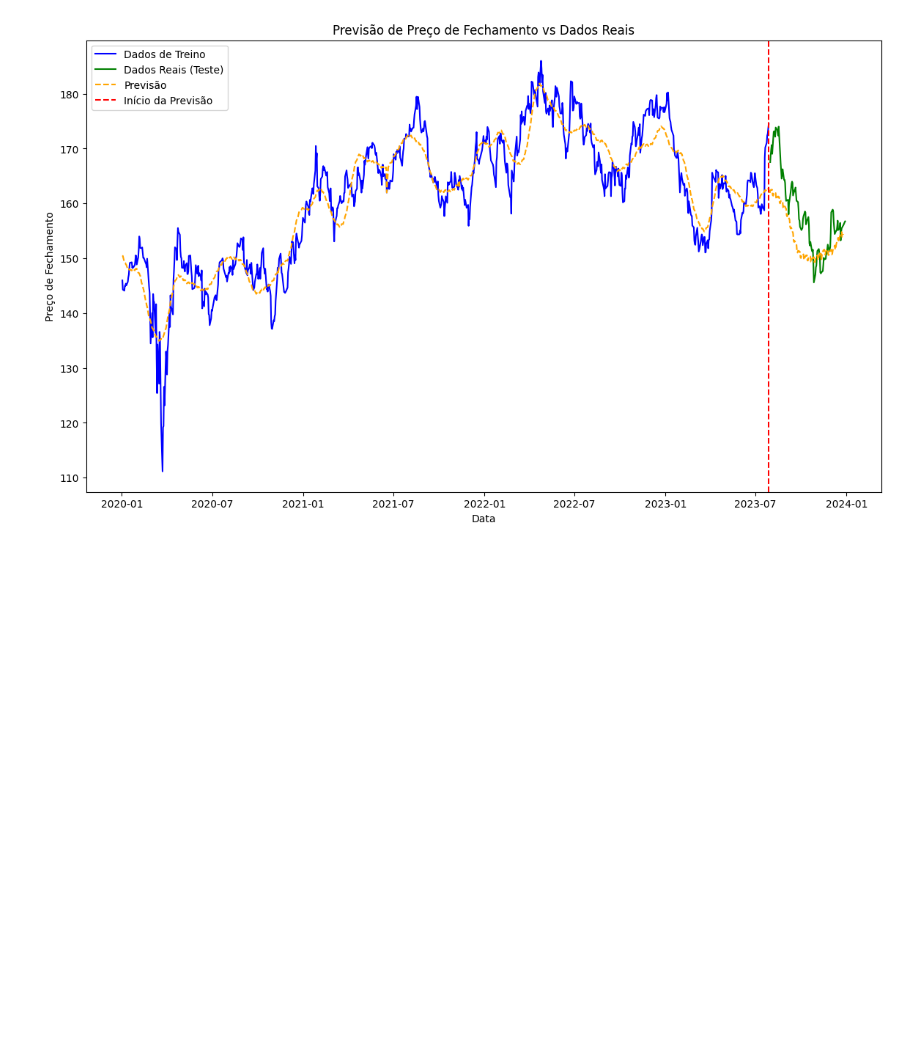
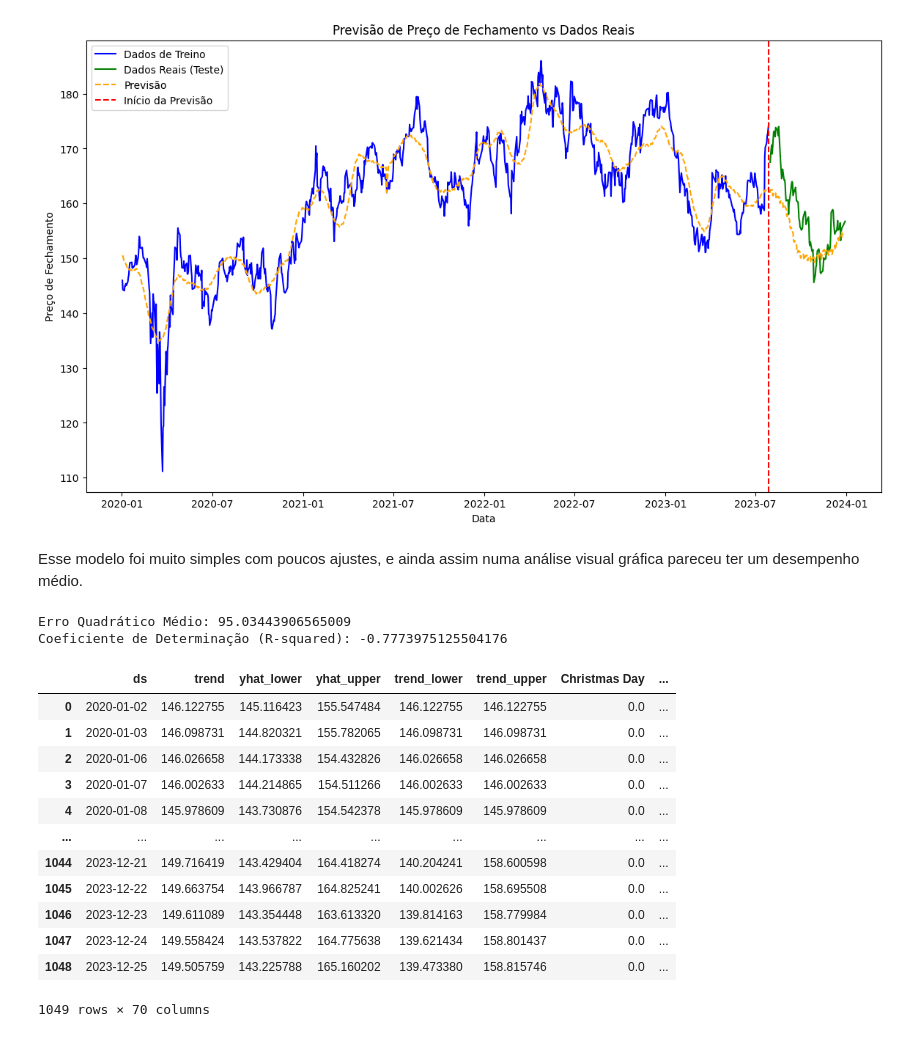
Before and after one commit to gimelato/imersao_python_excel_analise_dados, a Jupyter notebook: aula_5/imersao_python_aula5.ipynb, the cells around one changed output. Saved outputs shown, nothing was run; the diff lists cells and outputs as text; code cells hidden in the pictures; blank space fills up the shorter version.

```diff
--- a/aula_5/imersao_python_aula5.ipynb
+++ b/aula_5/imersao_python_aula5.ipynb
@@ -91,3 +91,39 @@ plt.legend()
 plt.show()
 # %% [output]
 [figure]
+# %% [markdown]
+Esse modelo foi muito simples com poucos ajustes, e ainda assim numa análise visual gráfica pareceu ter um desempenho médio.
+# %%
+#analisando as métricas de avaliação deste modelo
+
+from sklearn.metrics import mean_squared_error, r2_score
+
+# Calcular o erro quadrático médio
+mse = mean_squared_error(dados_teste['Close'], previsao['yhat'].tail(107))
+print("Erro Quadrático Médio:", mse)
+
+# Calcular o coeficiente de determinação (R-squared)
+r2 = r2_score(dados_teste['Close'], previsao['yhat'].tail(107))
+print("Coeficiente de Determinação (R-squared):", r2)
+
+#as métricas resultaram numa predição extremamente errado, então parece que apliquei a métrica errado
+# %% [output]
+Erro Quadrático Médio: 95.03443906565009
+Coeficiente de Determinação (R-squared): -0.7773975125504176
+# %%
+previsao
+#a ultima data é 25/12/23
+# %% [output]
+|  | ds | trend | yhat_lower | yhat_upper | trend_lower | trend_upper | Christmas Day | ... |
+| 0 | 2020-01-02 | 146.122755 | 145.116423 | 155.547484 | 146.122755 | 146.122755 | 0.0 | ... |
+| 1 | 2020-01-03 | 146.098731 | 144.820321 | 155.782065 | 146.098731 | 146.098731 | 0.0 | ... |
+| 2 | 2020-01-06 | 146.026658 | 144.173338 | 154.432826 | 146.026658 | 146.026658 | 0.0 | ... |
+| 3 | 2020-01-07 | 146.002633 | 144.214865 | 154.511266 | 146.002633 | 146.002633 | 0.0 | ... |
+| 4 | 2020-01-08 | 145.978609 | 143.730876 | 154.542378 | 145.978609 | 145.978609 | 0.0 | ... |
+| ... | ... | ... | ... | ... | ... | ... | ... | ... |
+| 1044 | 2023-12-21 | 149.716419 | 143.429404 | 164.418274 | 140.204241 | 158.600598 | 0.0 | ... |
+| 1045 | 2023-12-22 | 149.663754 | 143.966787 | 164.825241 | 140.002626 | 158.695508 | 0.0 | ... |
+| 1046 | 2023-12-23 | 149.611089 | 143.354448 | 163.613320 | 139.814163 | 158.779984 | 0.0 | ... |
+| 1047 | 2023-12-24 | 149.558424 | 143.537822 | 164.775638 | 139.621434 | 158.801437 | 0.0 | ... |
+| 1048 | 2023-12-25 | 149.505759 | 143.225788 | 165.160202 | 139.473380 | 158.815746 | 0.0 | ... |
+1049 rows × 70 columns
```
Also changed, not shown: parts of 6 cells of this notebook.
